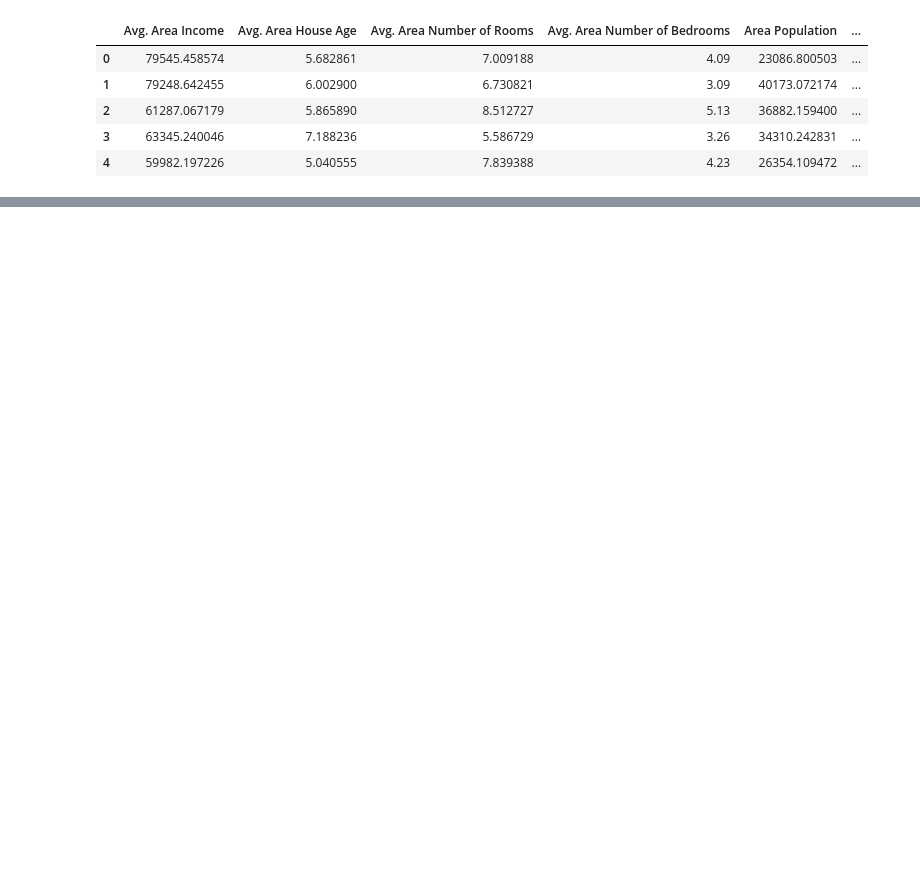
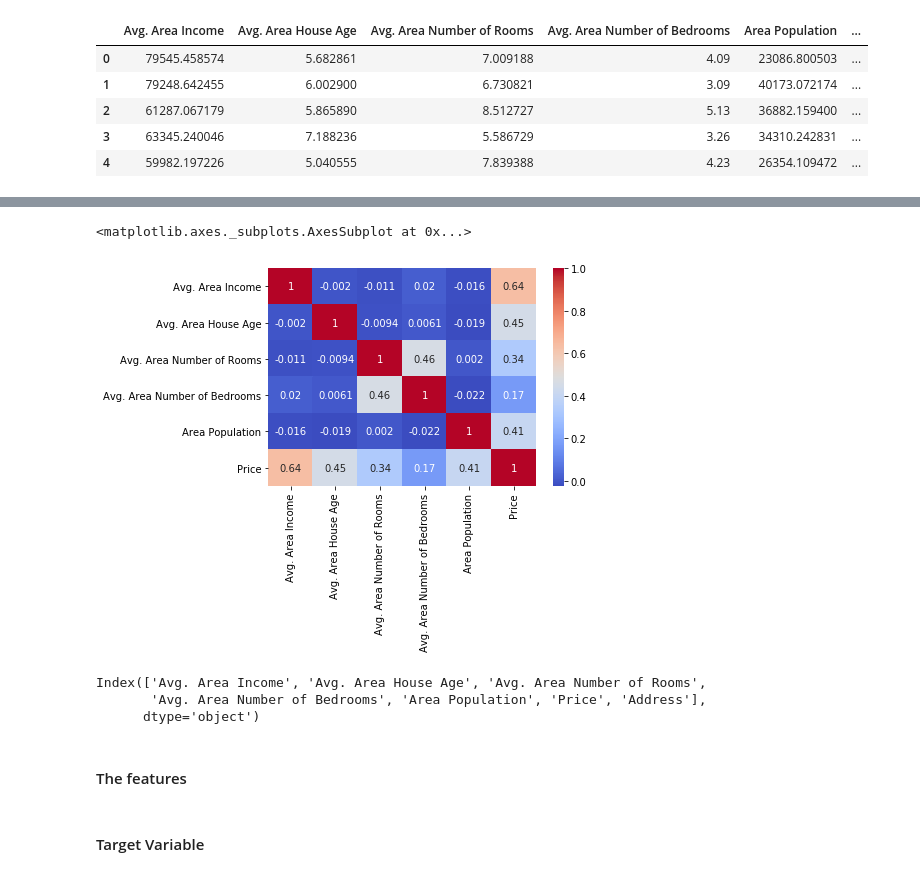
Before and after one commit to subhamsarangi/ML, a Jupyter notebook: 1. Linear Regression.ipynb, the cells around one changed output, grey strips where cells are left out. Cells and saved outputs as stored; diff of their text form; code cells hidden in the pictures; blank space fills up the shorter version.

```diff
--- a/1. Linear Regression.ipynb
+++ b/1. Linear Regression.ipynb
@@ -17,0 +55,13 @@ housing.head()
+# %%
+sns.heatmap(housing.corr(),cmap='coolwarm',annot=True)
+# %% [output]
+<matplotlib.axes._subplots.AxesSubplot at 0x...>
+[figure, added]
+# %%
+housing.columns
+# %% [output]
+Index(['Avg. Area Income', 'Avg. Area House Age', 'Avg. Area Number of Rooms',
+       'Avg. Area Number of Bedrooms', 'Area Population', 'Price', 'Address'],
+      dtype='object')
+# %% [markdown]
+#### The features
@@ -17,0 +71,2 @@ housing.head()
+# %% [markdown]
+#### Target Variable
```
Also changed, not shown: parts of 28 cells of this notebook, 2 other files.
